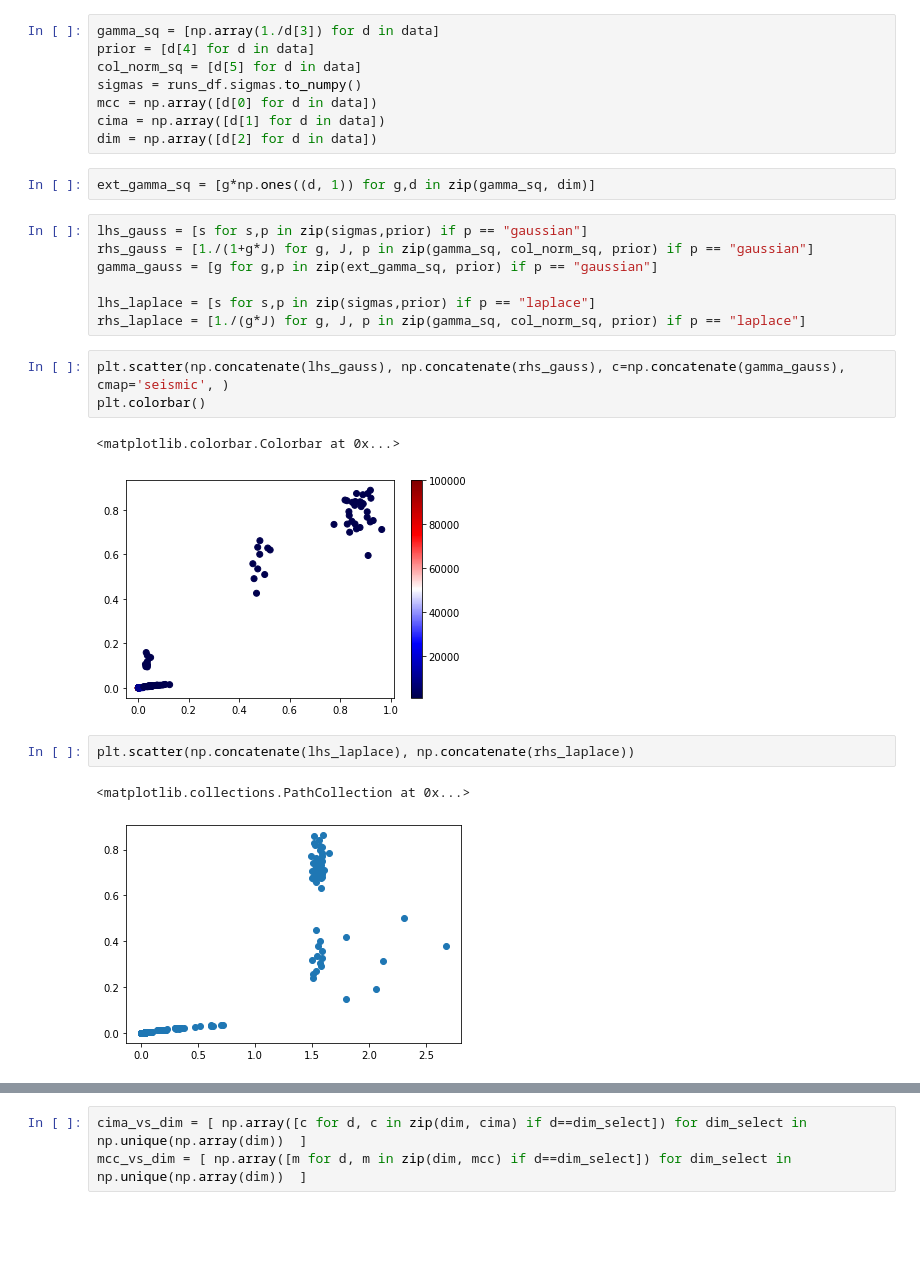
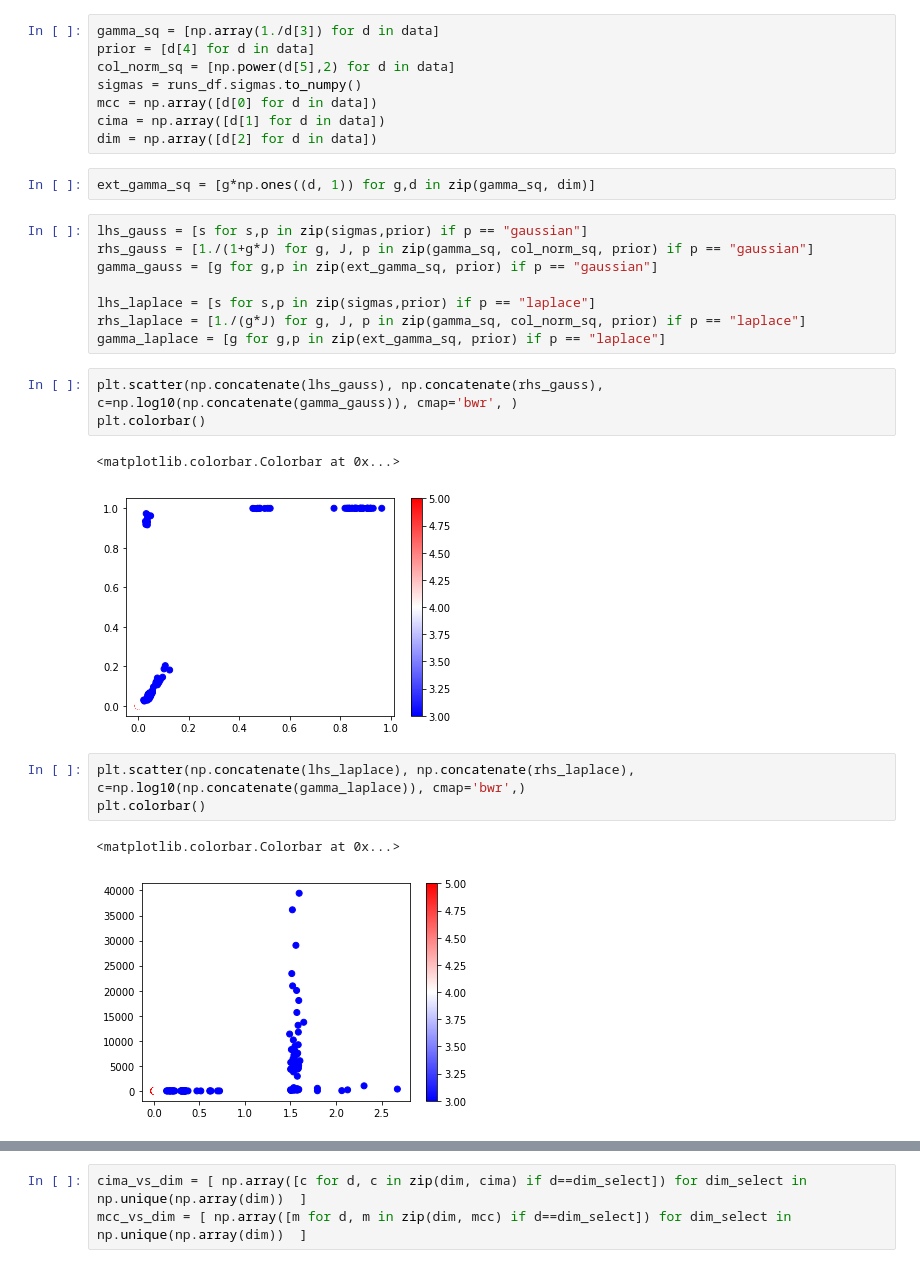
Before and after one commit to rpatrik96/ima-vae, a Jupyter notebook: notebooks/synth_plots.ipynb, the cells around one changed output, grey strips where cells are left out. Drawn from its saved outputs; the diff is of its cells as text; blank space fills up the shorter version.

Commit message:
plot + synth sweep update

```diff
--- a/notebooks/synth_plots.ipynb
+++ b/notebooks/synth_plots.ipynb
@@ -72,7 +92,7 @@ dict_keys(['lr', 'beta', 'dims', 'seed', 'angle', 'n_obs', 'prior', 'shape', 'af
 # %%
 gamma_sq = [np.array(1./d[3]) for d in data]
 prior = [d[4] for d in data]
-col_norm_sq = [d[5] for d in data]
+col_norm_sq = [np.power(d[5],2) for d in data]
 sigmas = runs_df.sigmas.to_numpy()
 mcc = np.array([d[0] for d in data])
 cima = np.array([d[1] for d in data])
@@ -86,14 +106,16 @@ gamma_gauss = [g for g,p in zip(ext_gamma_sq, prior) if p == "gaussian"]
 
 lhs_laplace = [s for s,p in zip(sigmas,prior) if p == "laplace"]
 rhs_laplace = [1./(g*J) for g, J, p in zip(gamma_sq, col_norm_sq, prior) if p == "laplace"]
+gamma_laplace = [g for g,p in zip(ext_gamma_sq, prior) if p == "laplace"]
 # %%
-plt.scatter(np.concatenate(lhs_gauss), np.concatenate(rhs_gauss), c=np.concatenate(gamma_gauss), cmap='seismic', )
+plt.scatter(np.concatenate(lhs_gauss), np.concatenate(rhs_gauss), c=np.log10(np.concatenate(gamma_gauss)), cmap='bwr', )
 plt.colorbar()
 # %% [output]
 <matplotlib.colorbar.Colorbar at 0x...>
-[figure, old version]
+[figure, new version]
 # %%
-plt.scatter(np.concatenate(lhs_laplace), np.concatenate(rhs_laplace))
+plt.scatter(np.concatenate(lhs_laplace), np.concatenate(rhs_laplace), c=np.log10(np.concatenate(gamma_laplace)), cmap='bwr',)
+plt.colorbar()
 # %% [output]
-<matplotlib.collections.PathCollection at 0x...>
+<matplotlib.colorbar.Colorbar at 0x...>
-[figure, old version]
+[figure, new version]
```
Also changed, not shown: parts of 5 cells of this notebook, 1 other file.
